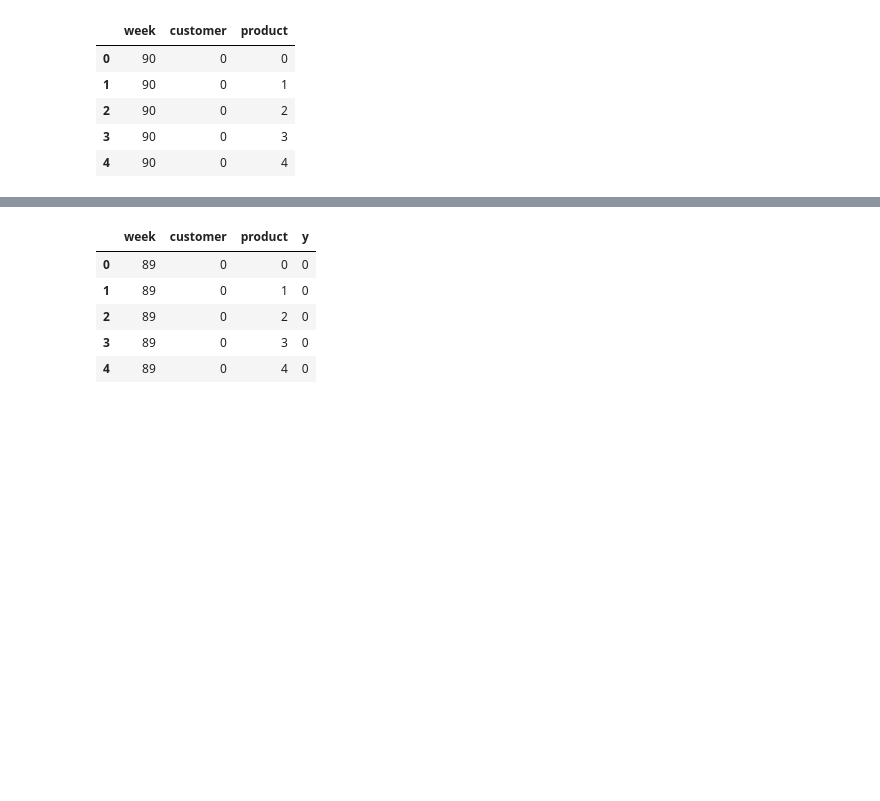
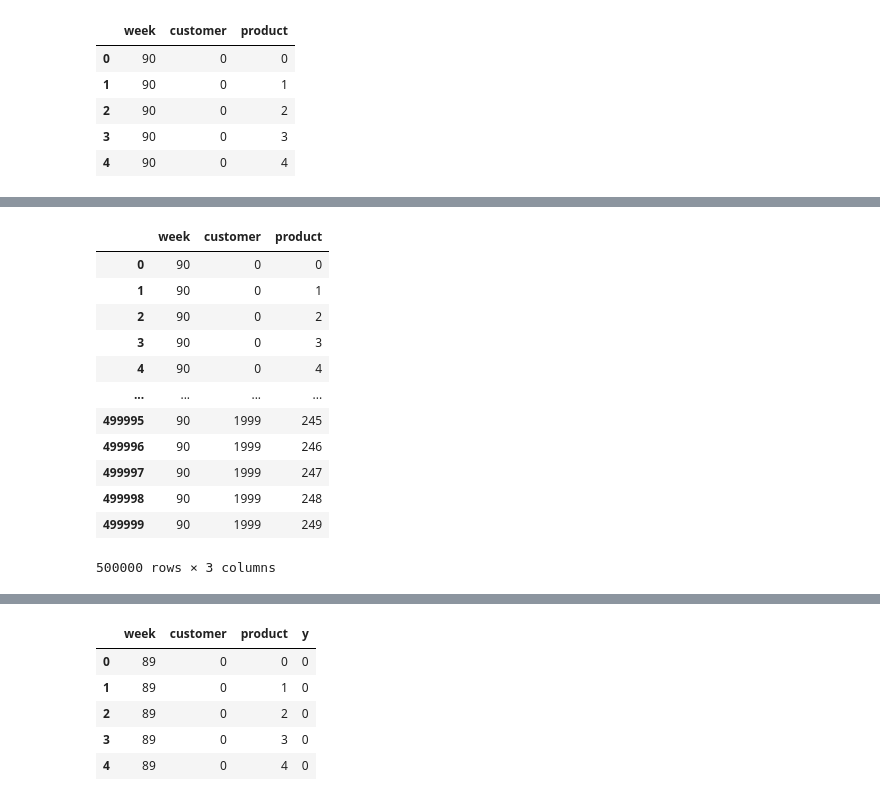
Before and after one commit to sbstn-gbl/lfbd-21-22, a Jupyter notebook: lectures/l07-0-tutorial-assignment-02.ipynb, the cells around one changed output, grey strips where cells are left out. Cells and saved outputs as stored; diff of their text form; code cells hidden in the pictures; blank space fills up the shorter version.

```diff
--- a/lectures/l07-0-tutorial-assignment-02.ipynb
+++ b/lectures/l07-0-tutorial-assignment-02.ipynb
@@ -60,0 +91,26 @@ prediction_index.head()
+# %%
+# add all missing values
+# Q1: what values are missing?
+# Q2: what is a good value for probabilities here?
+df = pd.DataFrame(
+    {
+        "week": 90,
+        "customer": np.repeat(target_customers, len(target_products), axis=0),
+        "product": target_products * len(target_customers),
+    }
+)
+df
+# %% [output]
+|  | week | customer | product |
+| 0 | 90 | 0 | 0 |
+| 1 | 90 | 0 | 1 |
+| 2 | 90 | 0 | 2 |
+| 3 | 90 | 0 | 3 |
+| 4 | 90 | 0 | 4 |
+| ... | ... | ... | ... |
+| 499995 | 90 | 1999 | 245 |
+| 499996 | 90 | 1999 | 246 |
+| 499997 | 90 | 1999 | 247 |
+| 499998 | 90 | 1999 | 248 |
+| 499999 | 90 | 1999 | 249 |
+500000 rows × 3 columns
```
Also changed, not shown: parts of 19 cells of this notebook.
